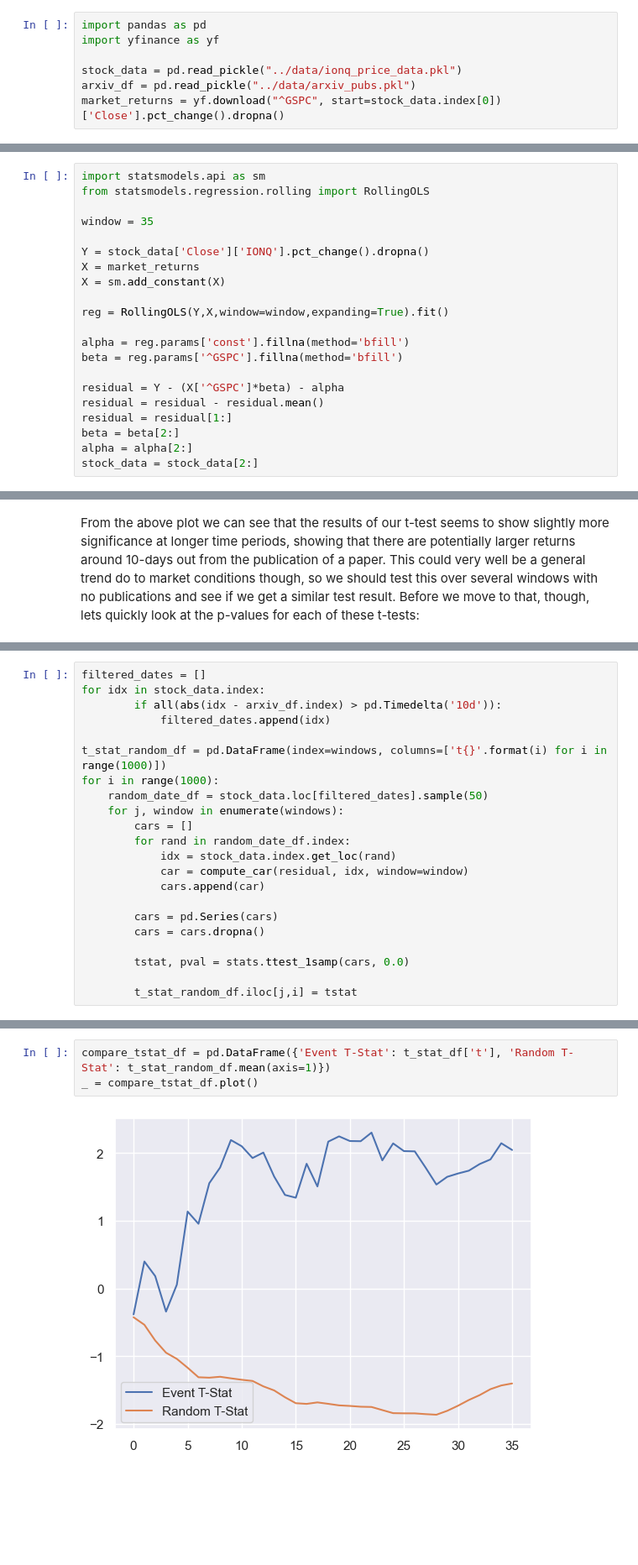
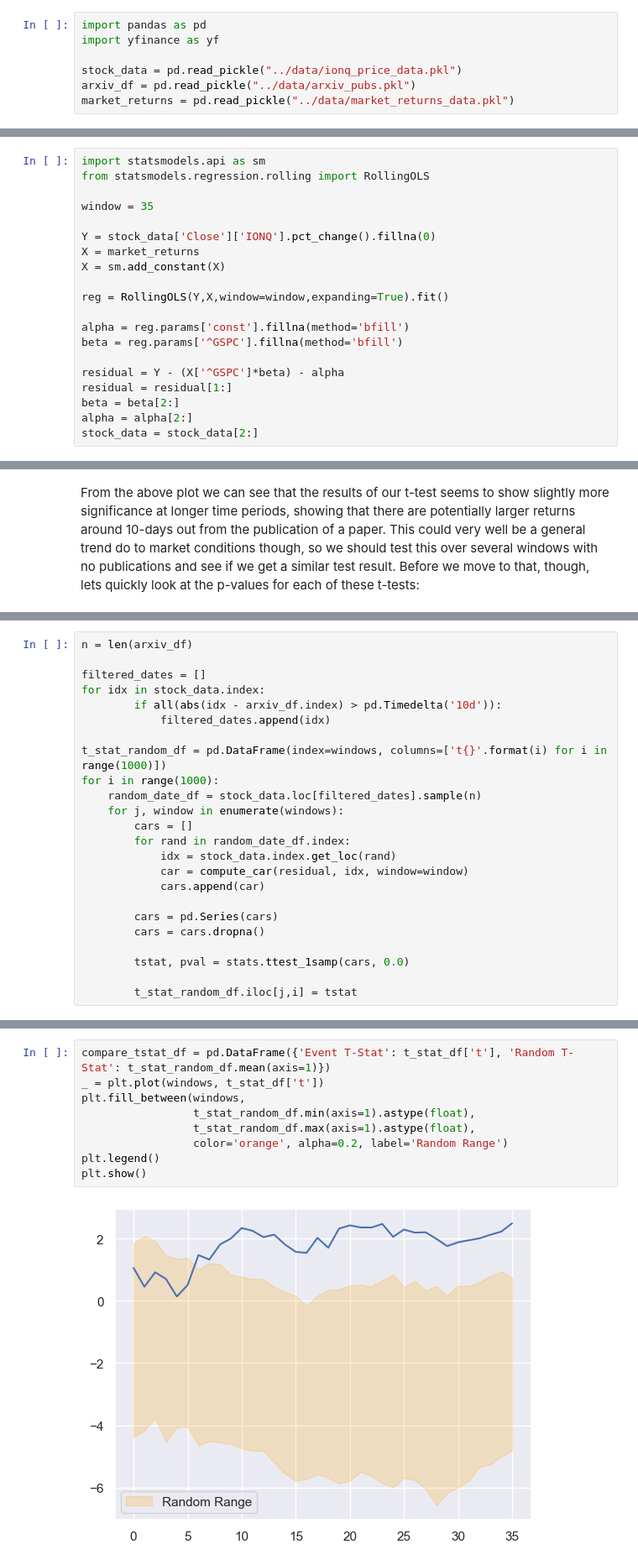
Before and after one commit to will-friend/QuantumSignalResearch, a Jupyter notebook: notebooks/02_IonQ_Rolling_Regression.ipynb, the cells around one changed output, grey strips where cells are left out. Shown at 84% size. Saved outputs shown, nothing was run; the diff lists cells and outputs as text; blank space fills up the shorter version.

Commit message:
Commit of complete analysis one (waiting for notes on this), markdown introducing two-sample t-test

```diff
--- a/notebooks/02_IonQ_Rolling_Regression.ipynb
+++ b/notebooks/02_IonQ_Rolling_Regression.ipynb
@@ -14,4 +14,4 @@ import yfinance as yf
 
 stock_data = pd.read_pickle("../data/ionq_price_data.pkl")
 arxiv_df = pd.read_pickle("../data/arxiv_pubs.pkl")
-market_returns = yf.download("^GSPC", start=stock_data.index[0])['Close'].pct_change().dropna()
+market_returns = pd.read_pickle("../data/market_returns_data.pkl")
@@ -27,7 +25,7 @@ from statsmodels.regression.rolling import RollingOLS
 
 window = 35
 
-Y = stock_data['Close']['IONQ'].pct_change().dropna()
+Y = stock_data['Close']['IONQ'].pct_change().fillna(0)
 X = market_returns
 X = sm.add_constant(X)
 
@@ -37,7 +35,6 @@ alpha = reg.params['const'].fillna(method='bfill')
 beta = reg.params['^GSPC'].fillna(method='bfill')
 
 residual = Y - (X['^GSPC']*beta) - alpha
-residual = residual - residual.mean()
 residual = residual[1:]
 beta = beta[2:]
 alpha = alpha[2:]
@@ -121,4 +120,6 @@ To see if this is truly unique, we are going to take 50 random sample dates (fro
 # %%
+n = len(arxiv_df)
+
 filtered_dates = []
 for idx in stock_data.index:
         if all(abs(idx - arxiv_df.index) > pd.Timedelta('10d')):
@@ -126,7 +127,7 @@ for idx in stock_data.index:
 
 t_stat_random_df = pd.DataFrame(index=windows, columns=['t{}'.format(i) for i in range(1000)])
 for i in range(1000):
-    random_date_df = stock_data.loc[filtered_dates].sample(50)
+    random_date_df = stock_data.loc[filtered_dates].sample(n)
     for j, window in enumerate(windows):
         cars = []
         for rand in random_date_df.index:
@@ -143,5 +146,11 @@ for i in range(1000):
 # %%
 compare_tstat_df = pd.DataFrame({'Event T-Stat': t_stat_df['t'], 'Random T-Stat': t_stat_random_df.mean(axis=1)})
-_ = compare_tstat_df.plot()
+_ = plt.plot(windows, t_stat_df['t'])
+plt.fill_between(windows,
+                 t_stat_random_df.min(axis=1).astype(float),
+                 t_stat_random_df.max(axis=1).astype(float),
+                 color='orange', alpha=0.2, label='Random Range')
+plt.legend()
+plt.show()
 # %% [output]
-[figure, old version]
+[figure, new version]
```
Also changed, not shown: parts of 16 cells of this notebook.
